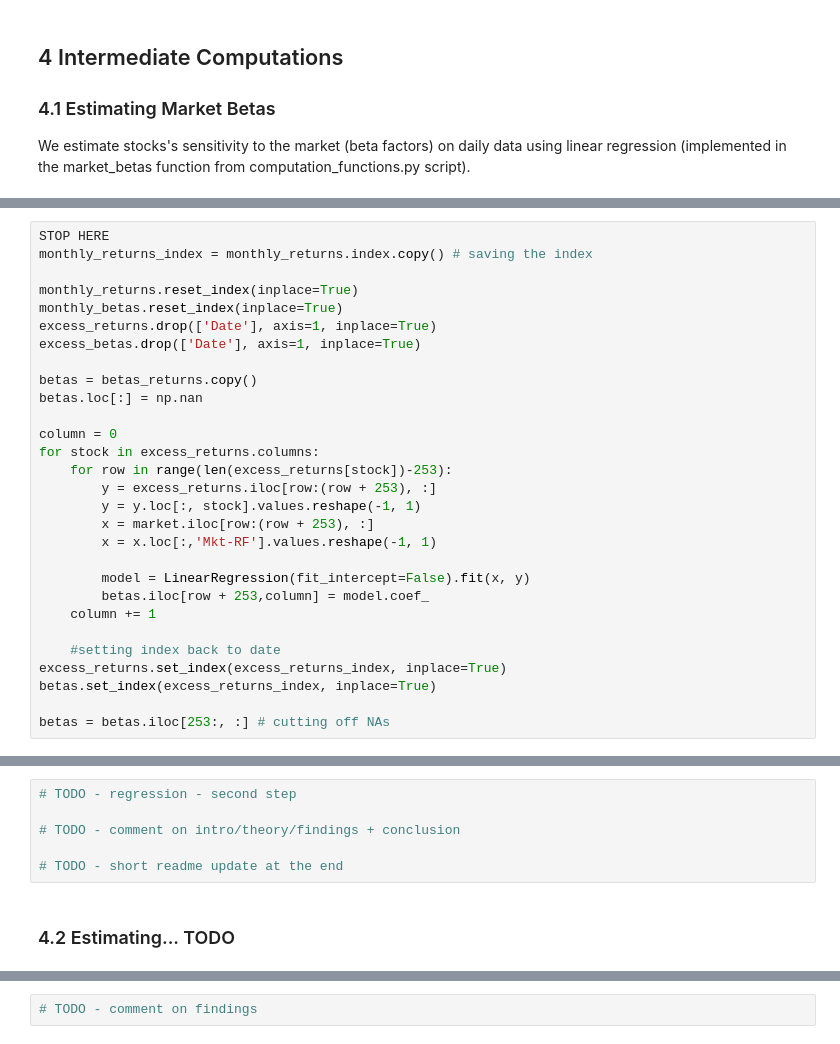
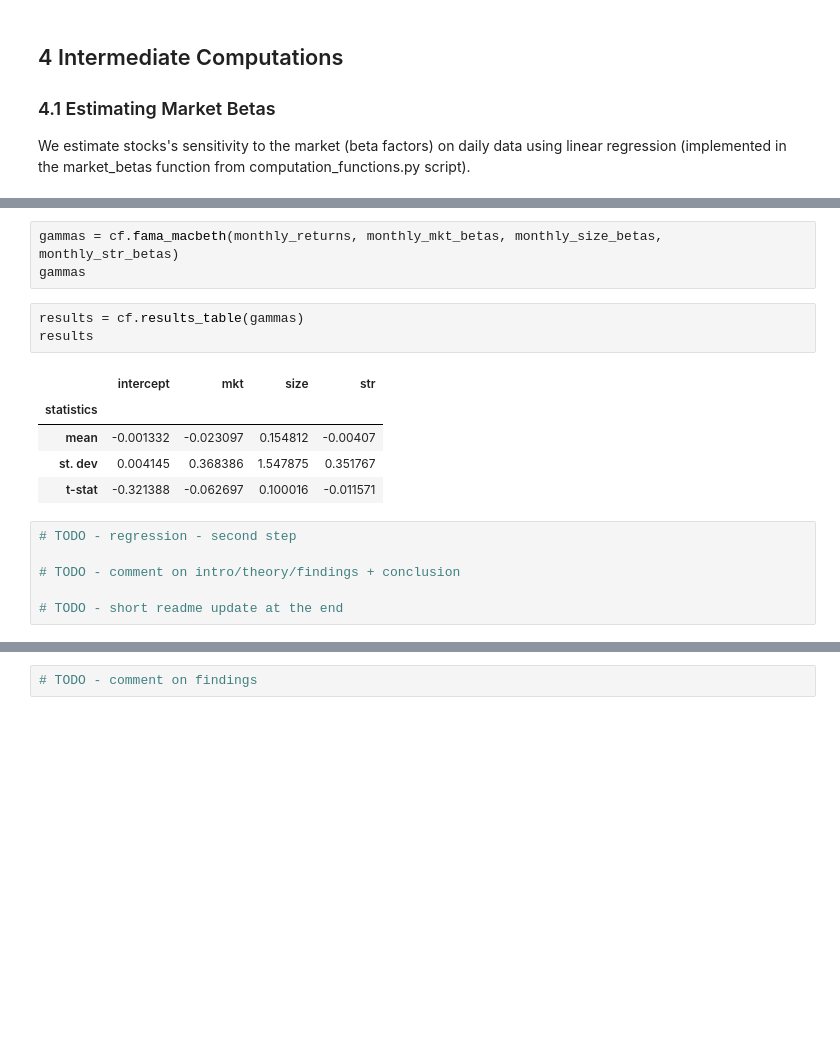
Before and after one commit to tigerbroko/Nova-SBE-Introduction-to-Programming, a Jupyter notebook: Intro-to-Programming-Project.ipynb, the cells around one changed output, grey strips where cells are left out. Drawn from its saved outputs; the diff is of its cells as text; blank space fills up the shorter version.

Commit message:
backup gammas

```diff
--- a/Intro-to-Programming-Project.ipynb
+++ b/Intro-to-Programming-Project.ipynb
@@ -367,29 +236,0 @@ print(mean_value, st_dev, t_stat)
-# %%
-STOP HERE
-monthly_returns_index = monthly_returns.index.copy() # saving the index
-
-monthly_returns.reset_index(inplace=True)
-monthly_betas.reset_index(inplace=True)
-excess_returns.drop(['Date'], axis=1, inplace=True)
-excess_betas.drop(['Date'], axis=1, inplace=True)
-
-betas = betas_returns.copy()
-betas.loc[:] = np.nan
-
-column = 0
-for stock in excess_returns.columns:
-    for row in range(len(excess_returns[stock])-253):
-        y = excess_returns.iloc[row:(row + 253), :]
-        y = y.loc[:, stock].values.reshape(-1, 1)
-        x = market.iloc[row:(row + 253), :]
-        x = x.loc[:,'Mkt-RF'].values.reshape(-1, 1)
-
-        model = LinearRegression(fit_intercept=False).fit(x, y)
-        betas.iloc[row + 253,column] = model.coef_
-    column += 1
-
-    #setting index back to date
-excess_returns.set_index(excess_returns_index, inplace=True)
-betas.set_index(excess_returns_index, inplace=True)
-
-betas = betas.iloc[253:, :] # cutting off NAs
@@ -396,8 +331,18 @@ betas = betas.iloc[253:, :] # cutting off NAs
+# %%
+gammas = cf.fama_macbeth(monthly_returns, monthly_mkt_betas, monthly_size_betas, monthly_str_betas)
+gammas
+# %%
+results = cf.results_table(gammas)
+results
+# %% [output]
+|  | intercept | mkt | size | str |
+| statistics |  |  |  |  |
+| mean | -0.001332 | -0.023097 | 0.154812 | -0.00407 |
+| st. dev | 0.004145 | 0.368386 | 1.547875 | 0.351767 |
+| t-stat | -0.321388 | -0.062697 | 0.100016 | -0.011571 |
 # %%
 # TODO - regression - second step
 
 # TODO - comment on intro/theory/findings + conclusion
 
 # TODO - short readme update at the end
-# %% [markdown]
-### 4.2 Estimating... TODO
```
Also changed, not shown: parts of 34 cells of this notebook, 21 other files.
